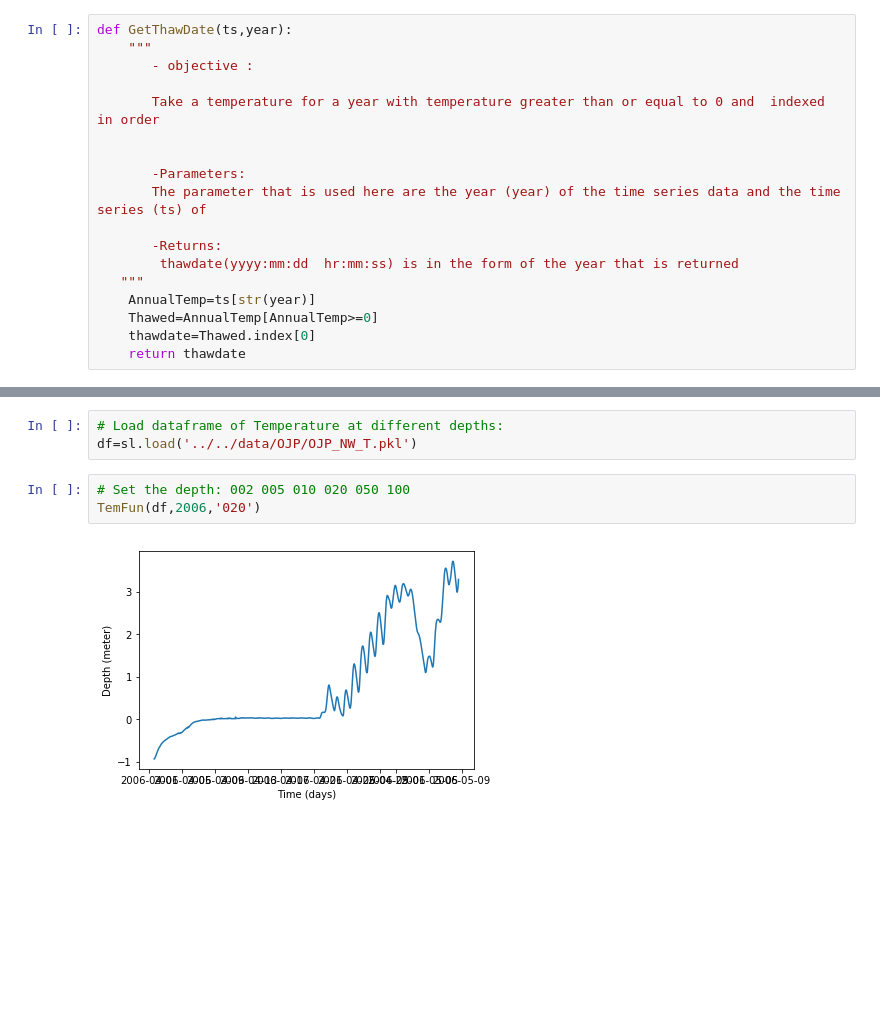
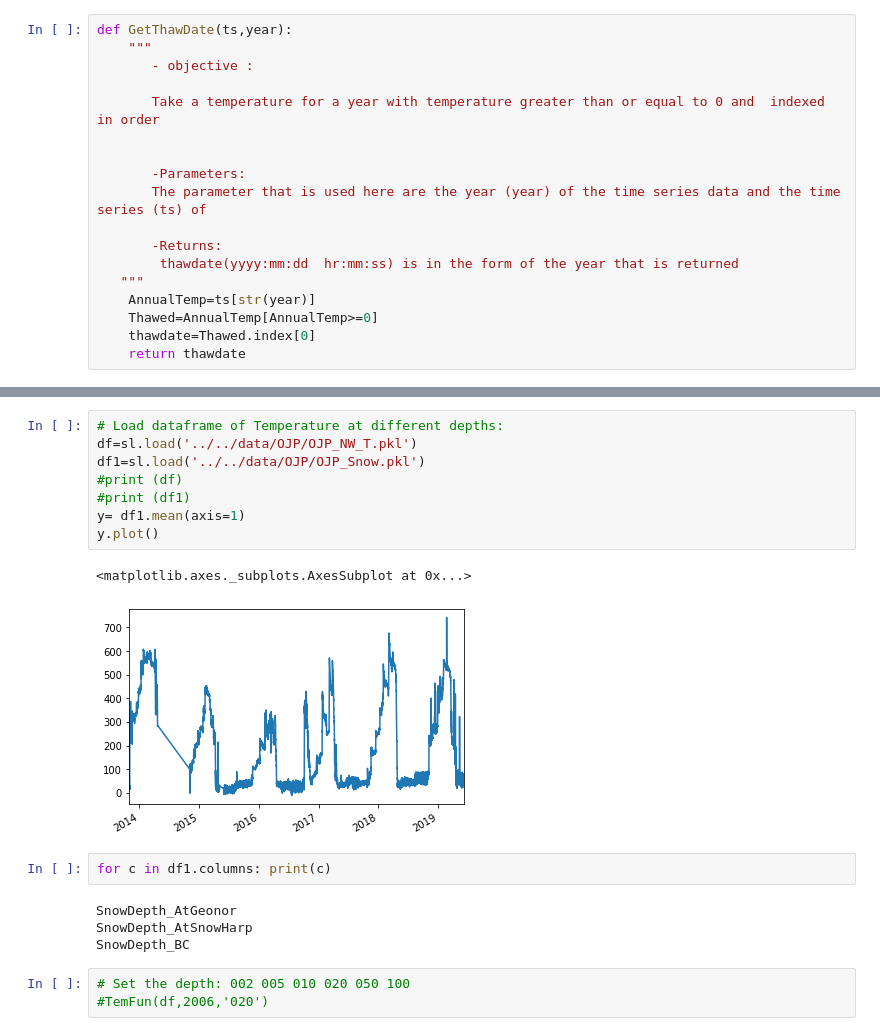
Before and after one commit to incsanchezro/ines_exp, a Jupyter notebook: Data_scripts/ExploreSoilThaw.ipynb, the cells around one changed output, grey strips where cells are left out. Cells and saved outputs as stored; diff of their text form; blank space fills up the shorter version.

Commit message:
I have included the function to calculate the mean Snow depth

```diff
--- a/Data_scripts/ExploreSoilThaw.ipynb
+++ b/Data_scripts/ExploreSoilThaw.ipynb
@@ -62,11 +88,23 @@ def TemFun(df,year,depth,delay=30):
 # %%
 # Load dataframe of Temperature at different depths:
 df=sl.load('../../data/OJP/OJP_NW_T.pkl')
+df1=sl.load('../../data/OJP/OJP_Snow.pkl')
+#print (df)
+#print (df1)
+y= df1.mean(axis=1)
+y.plot()
+# %% [output]
+<matplotlib.axes._subplots.AxesSubplot at 0x...>
+[figure, added]
+# %%
+for c in df1.columns: print(c)
+# %% [output]
+SnowDepth_AtGeonor
+SnowDepth_AtSnowHarp
+SnowDepth_BC
 # %%
 # Set the depth: 002 005 010 020 050 100
-TemFun(df,2006,'020')
+#TemFun(df,2006,'020')
-# %% [output]
-[figure, removed]
 # %%
 TemFun(df,2008,'020',delay=50)
 # %% [output]
```
Also changed, not shown: parts of 3 cells of this notebook.
